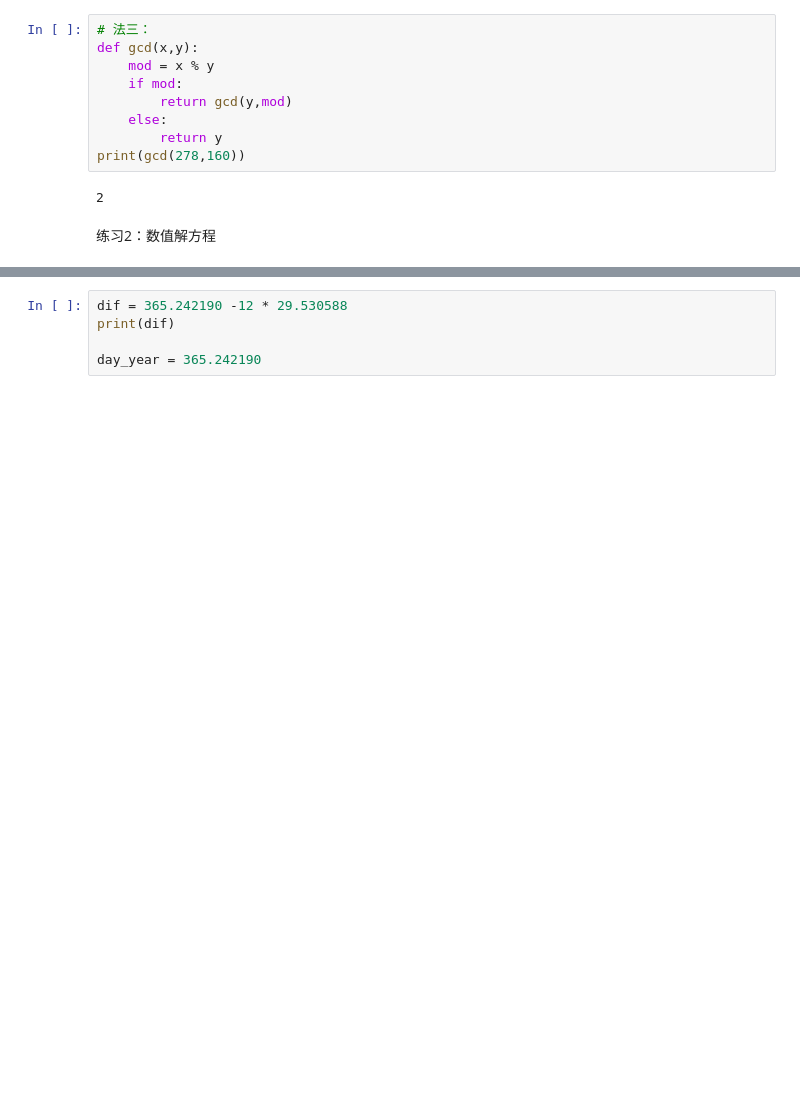
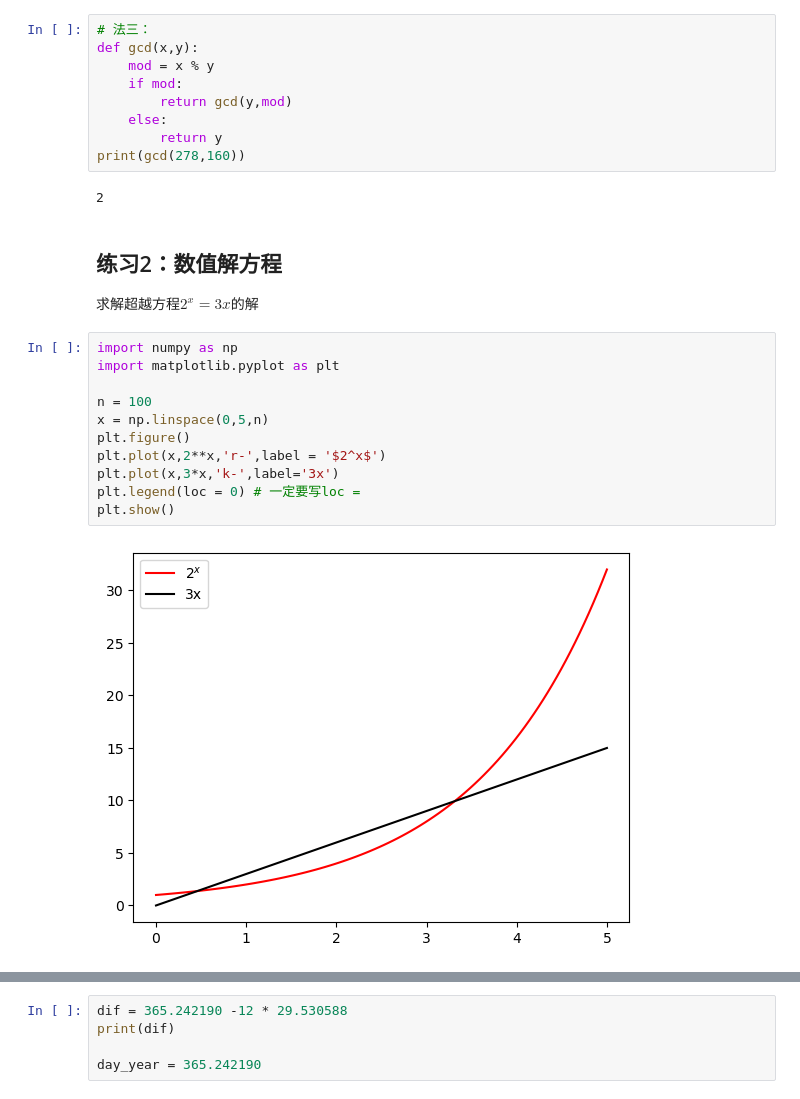
Before and after one commit to Dolly-Ji/Python_Study_BNU_Astronomy, a Jupyter notebook: Lesson2_notes.ipynb, the cells around one changed output, grey strips where cells are left out. Saved outputs shown, nothing was run; the diff lists cells and outputs as text; blank space fills up the shorter version.

```diff
--- a/Lesson2_notes.ipynb
+++ b/Lesson2_notes.ipynb
@@ -288,4 +336,19 @@ print(gcd(278,160))
 # %% [output]
 2
 # %% [markdown]
-练习2：数值解方程
+## 练习2：数值解方程
+
+求解超越方程$2^x = 3x$的解
+# %%
+import numpy as np
+import matplotlib.pyplot as plt
+
+n = 100
+x = np.linspace(0,5,n)
+plt.figure()
+plt.plot(x,2**x,'r-',label = '$2^x$')
+plt.plot(x,3*x,'k-',label='3x')
+plt.legend(loc = 0) # 一定要写loc =
+plt.show()
+# %% [output]
+[figure, added]
```
Also changed, not shown: parts of 13 cells of this notebook, 4 other files.
